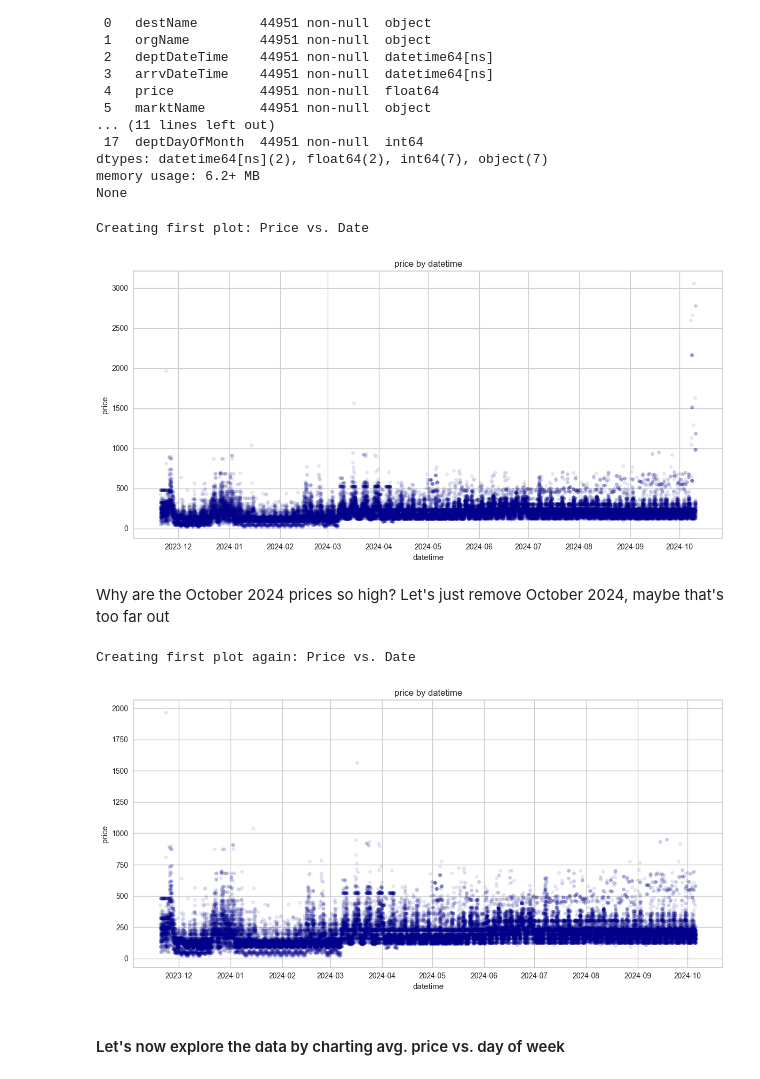
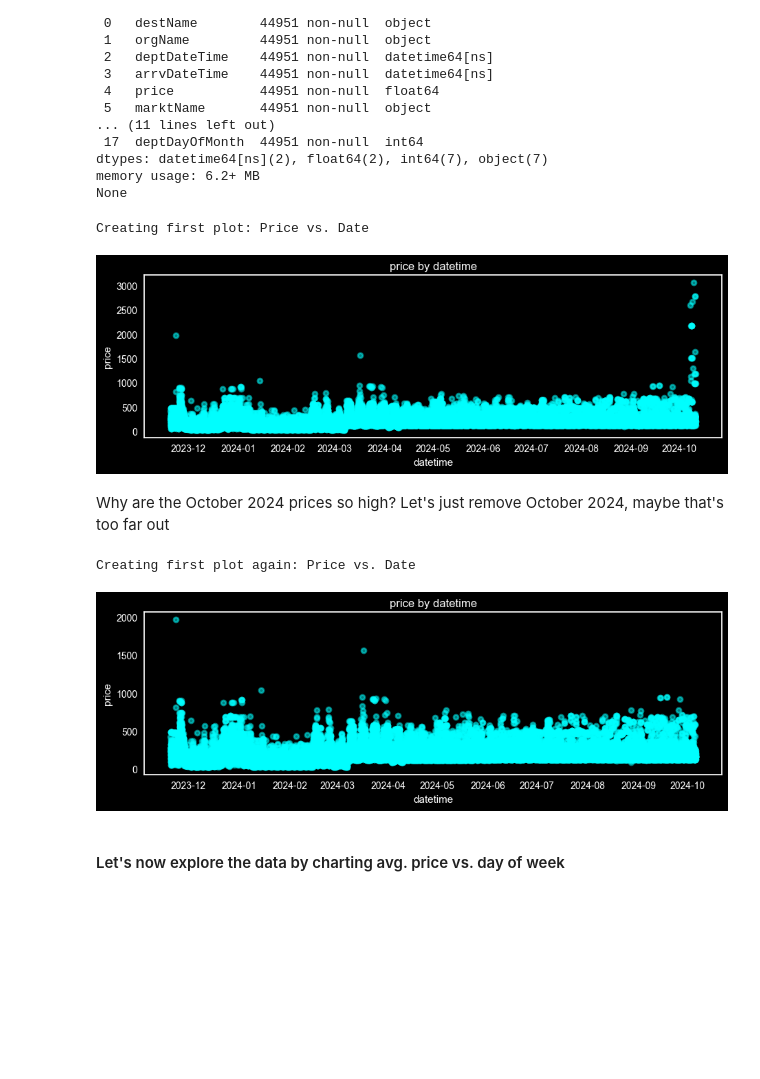
Before and after one commit to jeremyabeard5/MSDS696, a Jupyter notebook: FlightPrice.ipynb, the cells around one changed output. Saved outputs shown, nothing was run; the diff lists cells and outputs as text; code cells hidden in the pictures; blank space fills up the shorter version.

Commit message:
finished week 6! graphs are charted, models are made. gotta make couple more models and tune em

```diff
--- a/FlightPrice.ipynb
+++ b/FlightPrice.ipynb
@@ -368,18 +369,34 @@ Data columns (total 18 columns):
 dtypes: datetime64[ns](2), float64(2), int64(7), object(7)
 memory usage: 6.2+ MB
 None
+# %%
+plt.style.use('dark_background')
+# https://matplotlib.org/stable/gallery/style_sheets/style_sheets_reference.html
 # %%
 print("Creating first plot: Price vs. Date")
+
+# Set the font size for all text on the plot
+plt.rc('font', size=100)
+
+# Set the font size for the title
+#plt.rc('axes', titlesize=15)
+
+# Set the font size for the x and y labels
+#plt.rc('axes', labelsize=15)
+
+# Set the font size for the x and y tick labels
+#plt.rc('xtick', labelsize=15)
+#plt.rc('ytick', labelsize=15)
+
 fig0, ax0 = plt.subplots(figsize=(12,6))
-df.plot.scatter(x='deptDateTime', y='price', c='DarkBlue', ax=ax0, alpha=0.1)
+df.plot.scatter(x='deptDateTime', y='price', c='cyan', ax=ax0, alpha=0.5, s=25, linewidths=2)
 ax0.set(xlabel='datetime', ylabel='price', title='price by datetime')
-#df.plot.scatter(x='deptDateTime', y='price', c='DarkBlue')
 plt.tight_layout()
-#plot0_filename = 'output/01_price-by-date_scatter.png'
+plt.grid(False)
 plt.show()
 # %% [output]
 Creating first plot: Price vs. Date
-[figure, old version]
+[figure, new version]
 # %% [markdown]
 Why are the October 2024 prices so high? Let's just remove October 2024, maybe that's too far out
 # %%
@@ -390,15 +407,16 @@ df = df[~mask]
 # %%
 print("Creating first plot again: Price vs. Date")
 fig0, ax0 = plt.subplots(figsize=(12,6))
-df.plot.scatter(x='deptDateTime', y='price', c='DarkBlue', ax=ax0, alpha=0.1)
+plt.rc('font', size=100)
+#df.plot.scatter(x='deptDateTime', y='price', c='DarkBlue', ax=ax0, alpha=0.1)
+df.plot.scatter(x='deptDateTime', y='price', c='cyan', ax=ax0, alpha=0.5, s=25, linewidths=2)
 ax0.set(xlabel='datetime', ylabel='price', title='price by datetime')
-#df.plot.scatter(x='deptDateTime', y='price', c='DarkBlue')
 plt.tight_layout()
-#plot0_filename = 'output/01_price-by-date_scatter.png'
+plt.grid(False)
 plt.show()
 # %% [output]
 Creating first plot again: Price vs. Date
-[figure, old version]
+[figure, new version]
 # %% [markdown]
 #### Let's now explore the data by charting avg. price vs. day of week
 # %%
```
Also changed, not shown: parts of 56 cells of this notebook, 1 other file.
